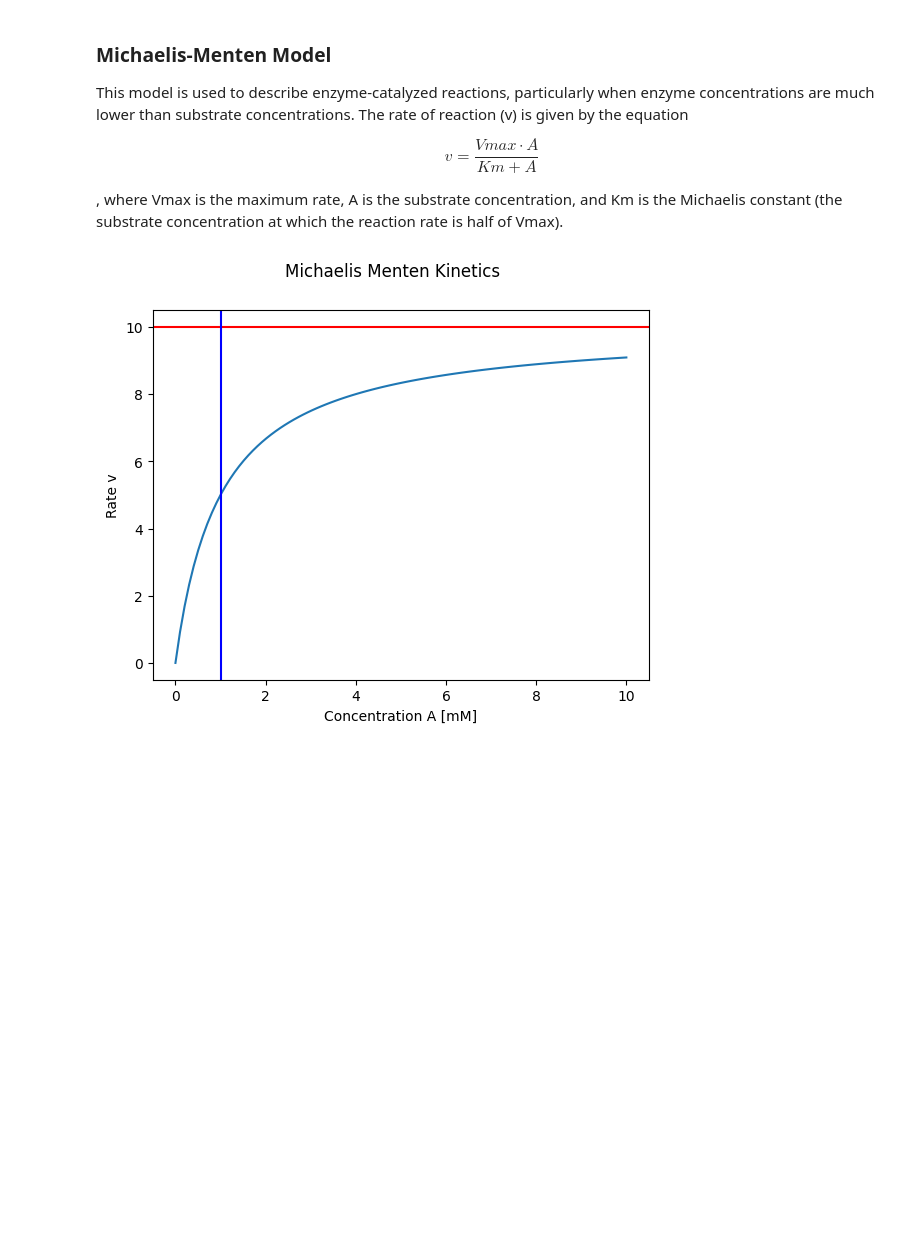
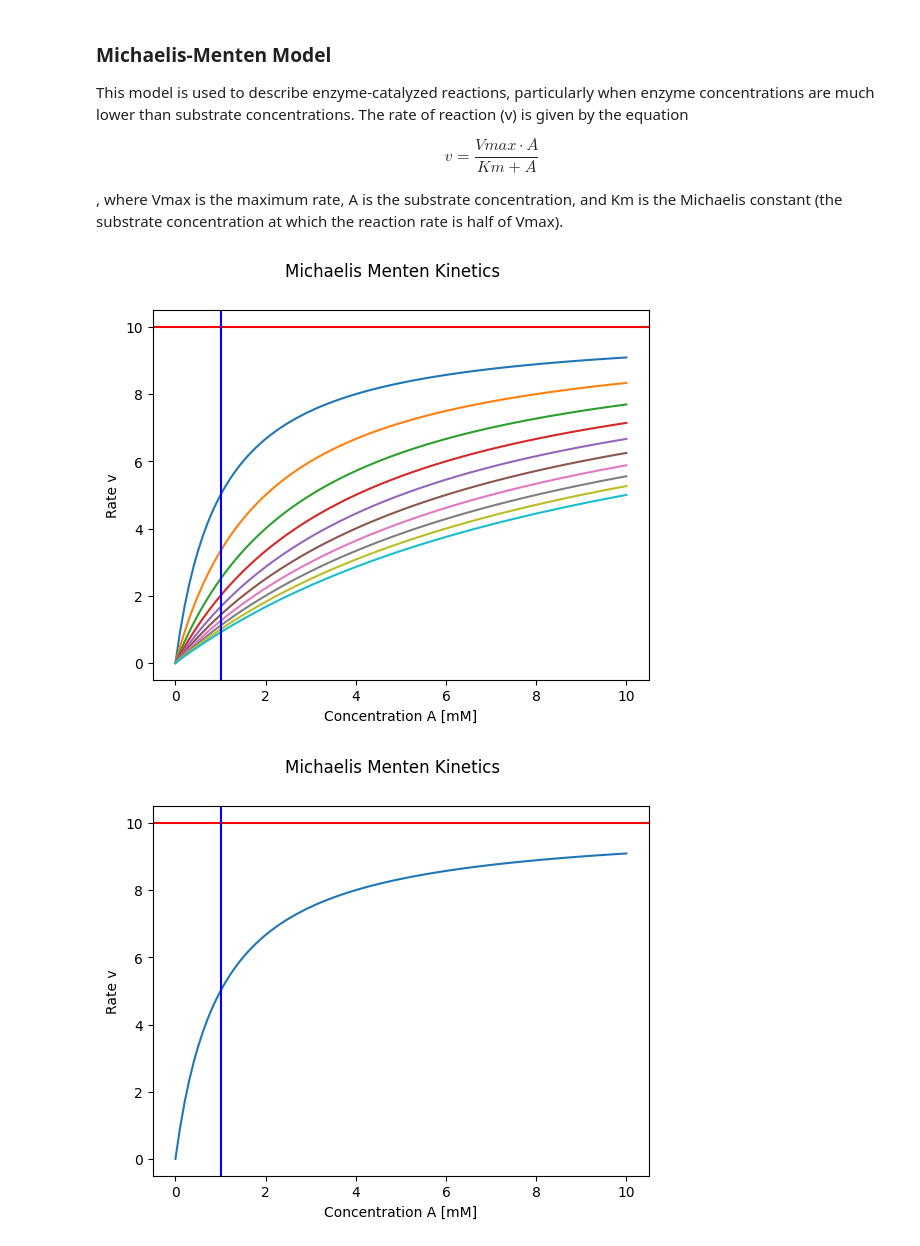
Before and after one commit to matthiaskoenig/dhpe-pkpd, a Jupyter notebook: notebooks/course/06_metabolism.ipynb, the cells around one changed output. Drawn from its saved outputs; the diff is of its cells as text; code cells hidden in the pictures; blank space fills up the shorter version.

```diff
--- a/notebooks/course/06_metabolism.ipynb
+++ b/notebooks/course/06_metabolism.ipynb
@@ -64,6 +64,29 @@ v = \frac{Vmax \cdot A}{Km + A}
 \end{equation}
 
 , where Vmax is the maximum rate, A is the substrate concentration, and Km is the Michaelis constant (the substrate concentration at which the reaction rate is half of Vmax).
+# %%
+import numpy as np
+from matplotlib import pyplot as plt
+
+Km = 1.0  # [mM]
+Vmax = 10
+
+f, ax = plt.subplots(nrows=1, ncols=1)
+f.suptitle("Michaelis Menten Kinetics")
+
+Kms = np.linspace(1, 10, num=10)
+A = np.linspace(0, 10, num=100)  # [mM]
+for Km in Kms:
+    v = Vmax * A/(Km + A)
+    ax.plot(A, v)
+
+ax.axhline(y=10, color='r', linestyle='-', label="Vmax")
+ax.axvline(x=1, color='b', linestyle='-', label="Km")
+ax.set_xlabel("Concentration A [mM]")
+ax.set_ylabel("Rate v")
+plt.show()
+# %% [output]
+[figure, added]
 # %%
 import numpy as np
 from matplotlib import pyplot as plt
```
Also changed, not shown: parts of 4 cells of this notebook, 5 other files.
